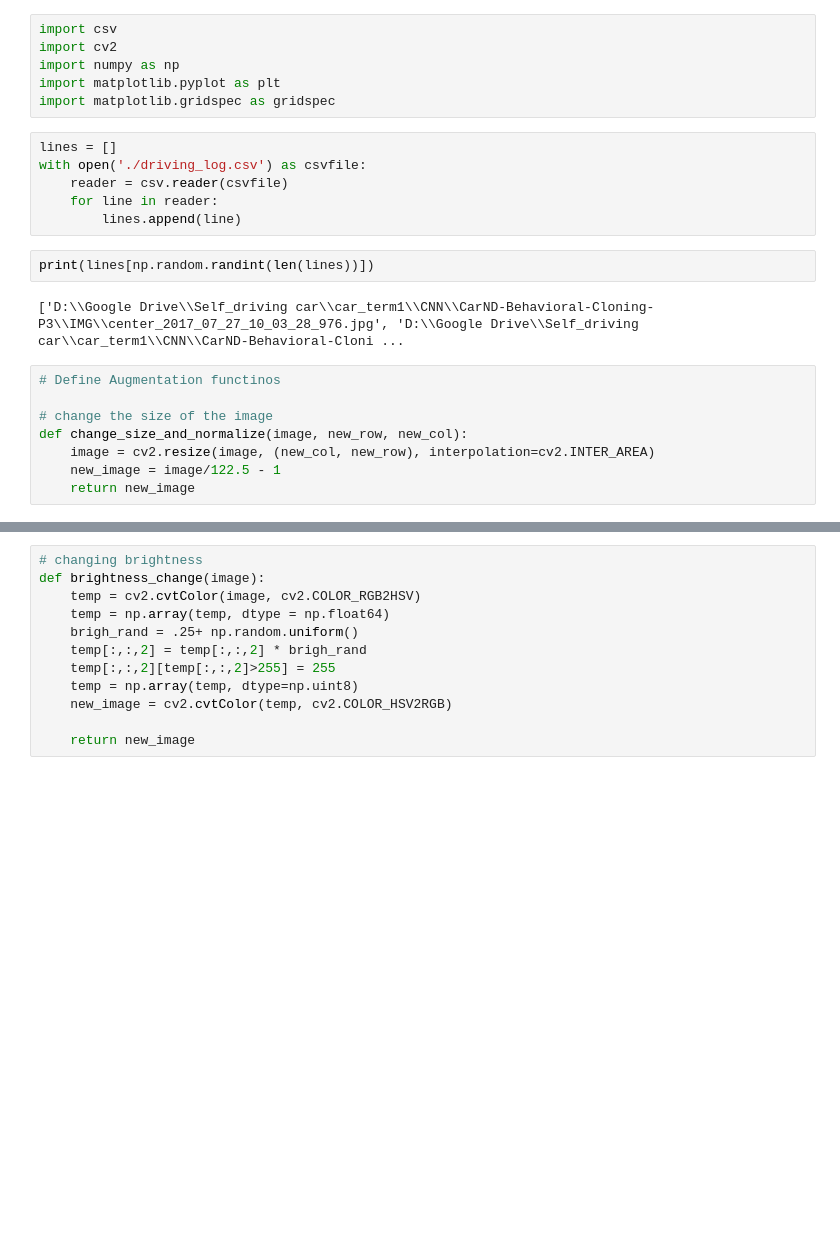
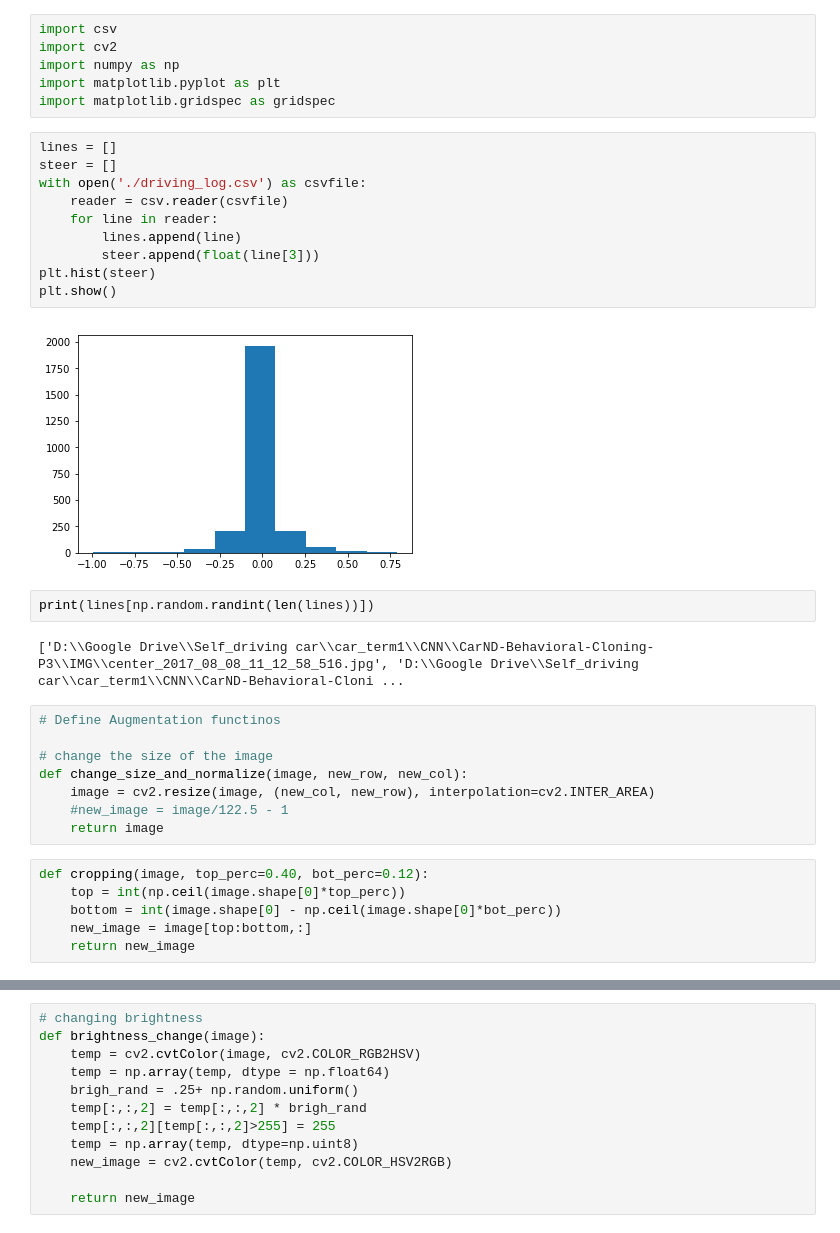
Before and after one commit to DavidYRB/CarND-Behavior-Cloning, a Jupyter notebook: New_Behavior_Clone.ipynb, the cells around one changed output, grey strips where cells are left out. Saved outputs shown, nothing was run; the diff lists cells and outputs as text; blank space fills up the shorter version.

```diff
--- a/New_Behavior_Clone.ipynb
+++ b/New_Behavior_Clone.ipynb
@@ -6,19 +6,31 @@ import matplotlib.pyplot as plt
 import matplotlib.gridspec as gridspec
 # %%
 lines = []
+steer = []
 with open('./driving_log.csv') as csvfile:
-	reader = csv.reader(csvfile)
-	for line in reader:
-		lines.append(line)
+    reader = csv.reader(csvfile)
+    for line in reader:
+        lines.append(line)
+        steer.append(float(line[3]))
+plt.hist(steer)
+plt.show()
+# %% [output]
+[figure, added]
 # %%
 print(lines[np.random.randint(len(lines))])
 # %% [output]
-['D:\\Google Drive\\Self_driving car\\car_term1\\CNN\\CarND-Behavioral-Cloning-P3\\IMG\\center_2017_07_27_10_03_28_976.jpg', 'D:\\Google Drive\\Self_driving car\\car_term1\\CNN\\CarND-Behavioral-Cloni ...
+['D:\\Google Drive\\Self_driving car\\car_term1\\CNN\\CarND-Behavioral-Cloning-P3\\IMG\\center_2017_08_08_11_12_58_516.jpg', 'D:\\Google Drive\\Self_driving car\\car_term1\\CNN\\CarND-Behavioral-Cloni ...
 # %%
 # Define Augmentation functinos
 
 # change the size of the image
 def change_size_and_normalize(image, new_row, new_col):
 	image = cv2.resize(image, (new_col, new_row), interpolation=cv2.INTER_AREA)
-	new_image = image/122.5 - 1
-	return new_image
+	#new_image = image/122.5 - 1
+	return image
+# %%
+def cropping(image, top_perc=0.40, bot_perc=0.12):
+    top = int(np.ceil(image.shape[0]*top_perc))
+    bottom = int(image.shape[0] - np.ceil(image.shape[0]*bot_perc))
+    new_image = image[top:bottom,:]
+    return new_image
```
Also changed, not shown: parts of 19 cells of this notebook.
